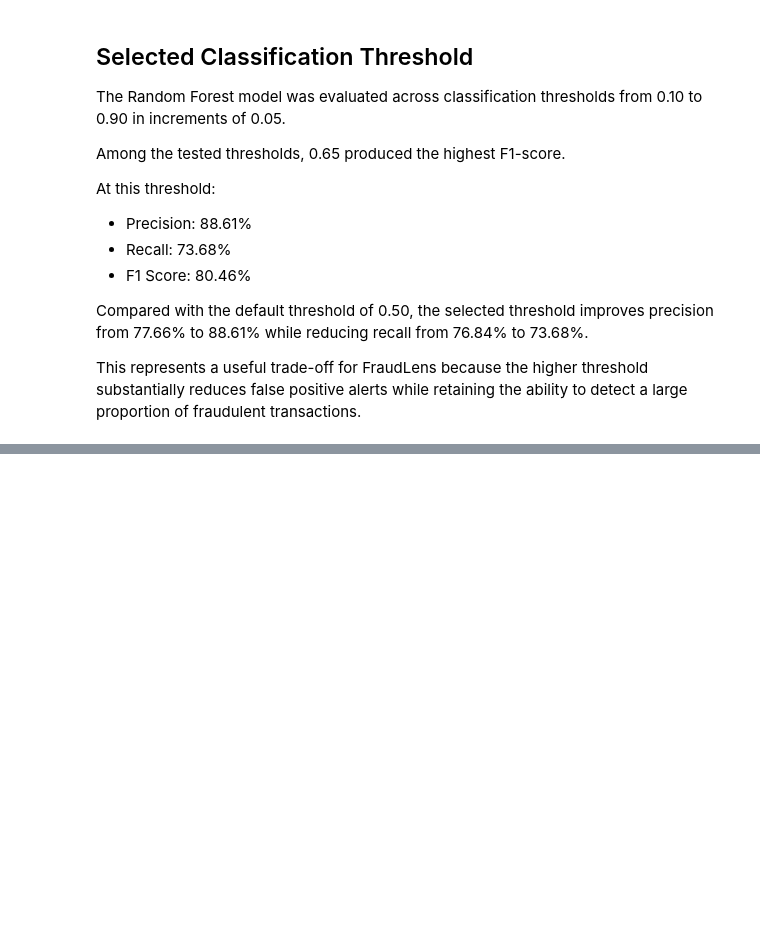
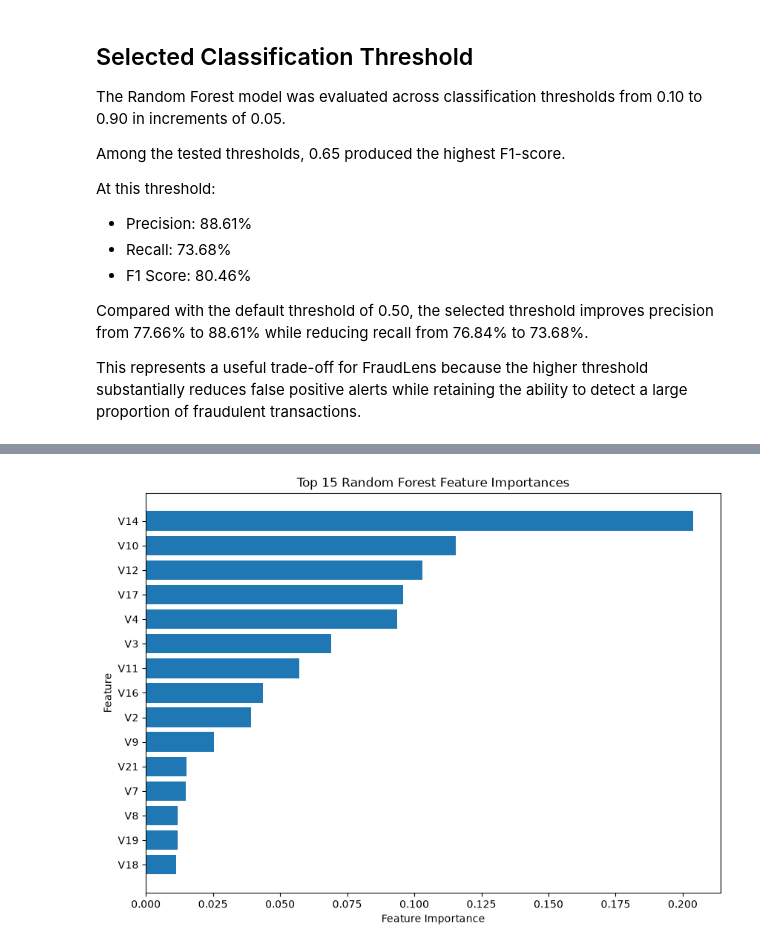
Before and after one commit to luffy-loop/FraudLens, a Jupyter notebook: notebooks/02_preprocessing.ipynb, the cells around one changed output, grey strips where cells are left out. Cells and saved outputs as stored; diff of their text form; code cells hidden in the pictures; blank space fills up the shorter version.

Commit message:
Add model explainability and evaluation

```diff
--- a/notebooks/02_preprocessing.ipynb
+++ b/notebooks/02_preprocessing.ipynb
@@ -897,0 +966,14 @@ detect a large proportion of fraudulent transactions.
+# %%
+feature_names = X_train.columns
+
+rf_model = random_forest_pipeline.named_steps["model"]
+
+feature_importance = pd.DataFrame({
+    "Feature": feature_names,
+    "Importance": rf_model.feature_importances_
+}).sort_values(
+    by="Importance",
+    ascending=False
+)
+
+feature_importance.head(15)
@@ -897,0 +997,19 @@ detect a large proportion of fraudulent transactions.
+# %%
+plt.figure(figsize=(10, 7))
+
+top_features = feature_importance.head(15).sort_values(
+    by="Importance"
+)
+
+plt.barh(
+    top_features["Feature"],
+    top_features["Importance"]
+)
+
+plt.xlabel("Feature Importance")
+plt.ylabel("Feature")
+plt.title("Top 15 Random Forest Feature Importances")
+
+plt.show()
+# %% [output]
+[figure, added]
```
Also changed, not shown: parts of 7 cells of this notebook.
